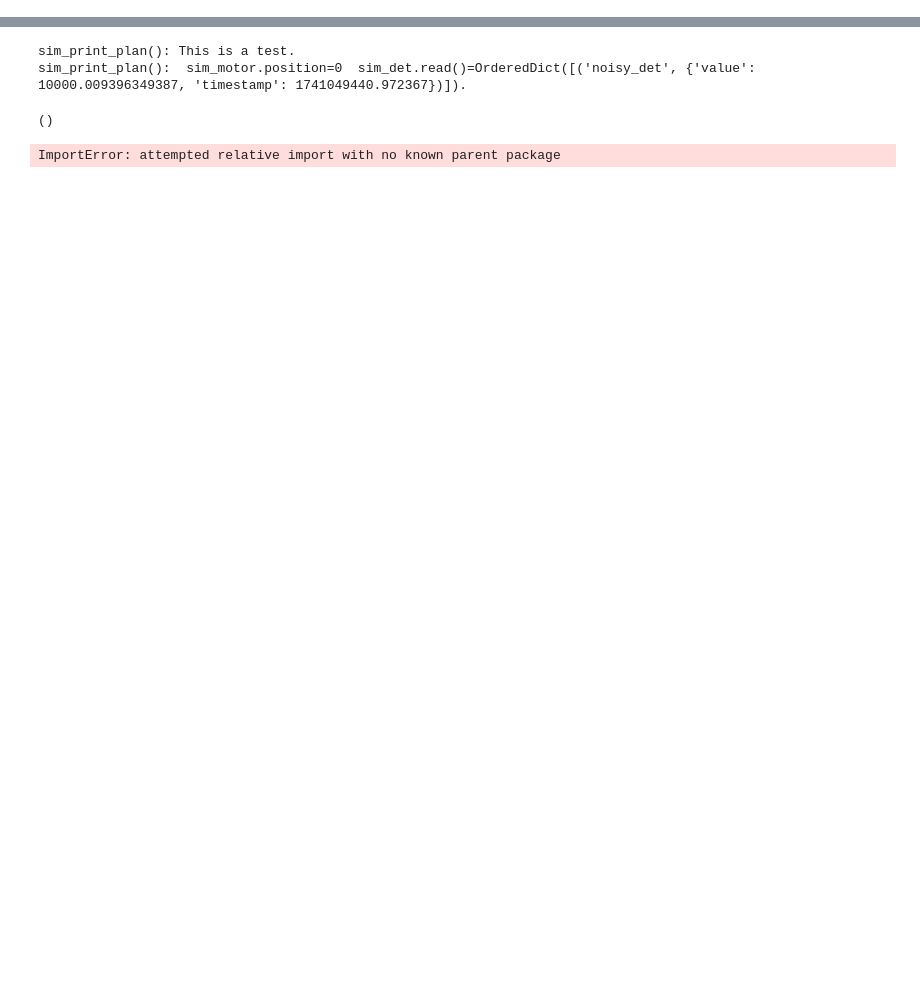
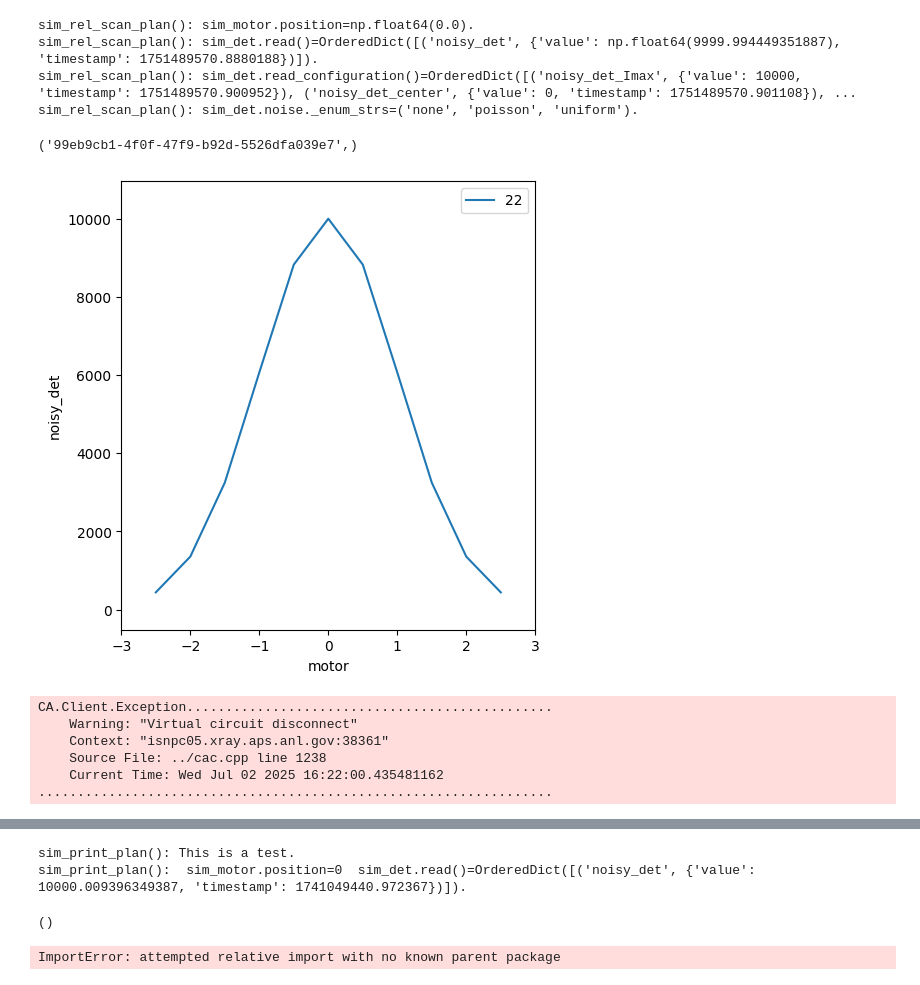
Before and after one commit to BCDA-APS/bluesky-mic, a Jupyter notebook: notebooks/notebook_test.ipynb, the cells around one changed output, grey strips where cells are left out. Saved outputs shown, nothing was run; the diff lists cells and outputs as text; code cells hidden in the pictures; blank space fills up the shorter version.

```diff
--- a/notebooks/notebook_test.ipynb
+++ b/notebooks/notebook_test.ipynb
@@ -49,0 +44,17 @@ generator count ['1b3a9790'] (scan num: 1)
+# %%
+RE(sim_count_plan())
+RE(sim_rel_scan_plan())
+# detectors = [tetramm4.current_1]
+# %% [output]
+sim_rel_scan_plan(): sim_motor.position=np.float64(0.0).
+sim_rel_scan_plan(): sim_det.read()=OrderedDict([('noisy_det', {'value': np.float64(9999.994449351887), 'timestamp': 1751489570.8880188})]).
+sim_rel_scan_plan(): sim_det.read_configuration()=OrderedDict([('noisy_det_Imax', {'value': 10000, 'timestamp': 1751489570.900952}), ('noisy_det_center', {'value': 0, 'timestamp': 1751489570.901108}), ...
+sim_rel_scan_plan(): sim_det.noise._enum_strs=('none', 'poisson', 'uniform').
+('99eb9cb1-4f0f-47f9-b92d-5526dfa039e7',)
+[figure, added]
+CA.Client.Exception...............................................
+    Warning: "Virtual circuit disconnect"
+    Context: "isnpc05.xray.aps.anl.gov:38361"
+    Source File: ../cac.cpp line 1238
+    Current Time: Wed Jul 02 2025 16:22:00.435481162
+..................................................................
```
Also changed, not shown: parts of 3 cells of this notebook, 1 other file.
